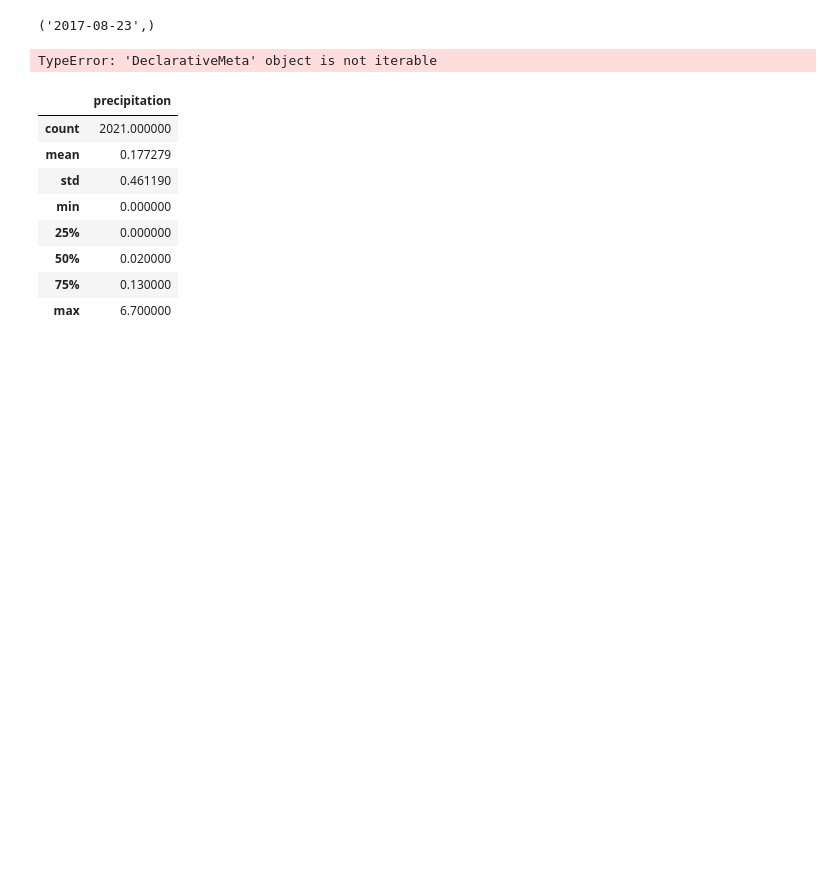
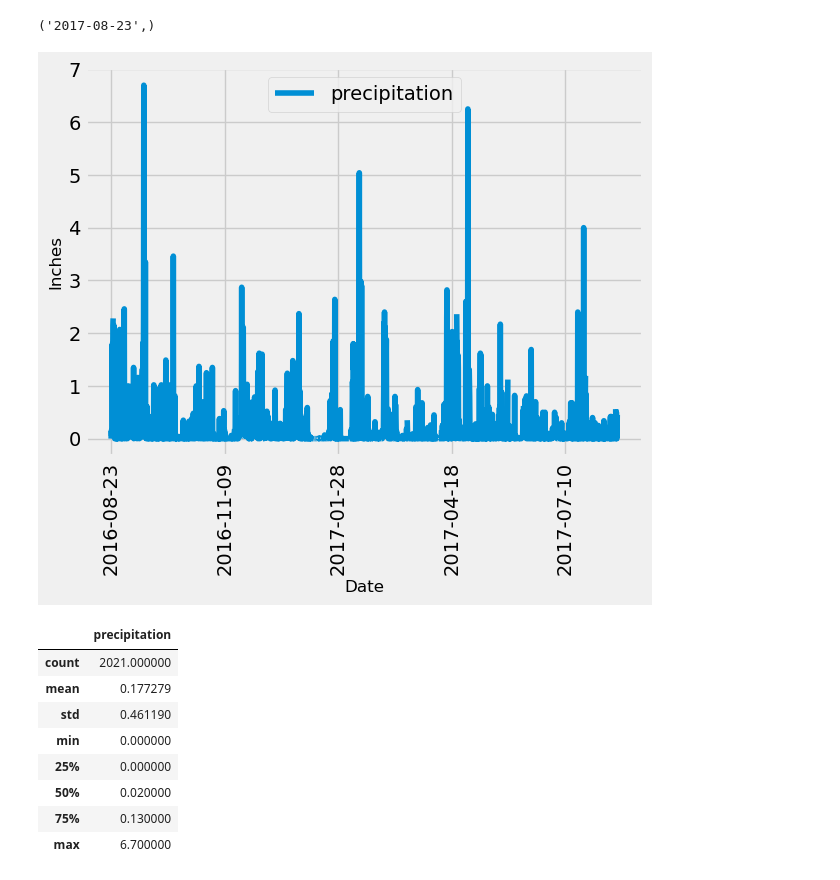
Before and after one commit to Barbsbhg/sqlalchemy-challenge, a Jupyter notebook: SurfsUp/climate_starter.ipynb, the cells around one changed output. Cells and saved outputs as stored; diff of their text form; code cells hidden in the pictures; blank space fills up the shorter version.

```diff
--- a/SurfsUp/climate_starter.ipynb
+++ b/SurfsUp/climate_starter.ipynb
@@ -48,26 +48,31 @@ print (mostrecent)
 # %%
 # Design a query to retrieve the last 12 months of precipitation data and plot the results.
 # Starting from the most recent data point in the database.
 
-precipitation = session.query(Measurement)
-for prcp in Measurement:
-    print(Measurement.prcp)
-
-
 # Calculate the date one year from the last date in data set.
-
+one_year_ago = dt.datetime.strptime(mostrecent[0], '%Y-%m-%d')
+querydate = dt.date(one_year_ago.year -1, one_year_ago.month, one_year_ago.day)
+querydate
 
 # Perform a query to retrieve the data and precipitation scores
-
+precipitation=session.query(Measurement.date, Measurement.prcp).filter(Measurement.date>=year_ago).order_by(Measurement.date).all()
+precipitation
 
 # Save the query results as a Pandas DataFrame. Explicitly set the column names
 
+df_precipitation=pd.DataFrame(precipitation,columns=['date', 'precipitation'])
+df_precipitation.set_index('date', inplace=True)
 
 # Sort the dataframe by date
-
+df_precipitation.head()
 
 # Use Pandas Plotting with Matplotlib to plot the data
+df_precipitation.plot()
+plt.ylabel("Inches", size=12)
+plt.xlabel("Date", size=12)
+plt.xticks(rotation=90)
+plt.show()
 # %% [output]
-TypeError: 'DeclarativeMeta' object is not iterable
+[figure, added]
 # %%
 # Use Pandas to calculate the summary statistics for the precipitation data
```
Also changed, not shown: parts of 5 cells of this notebook.
